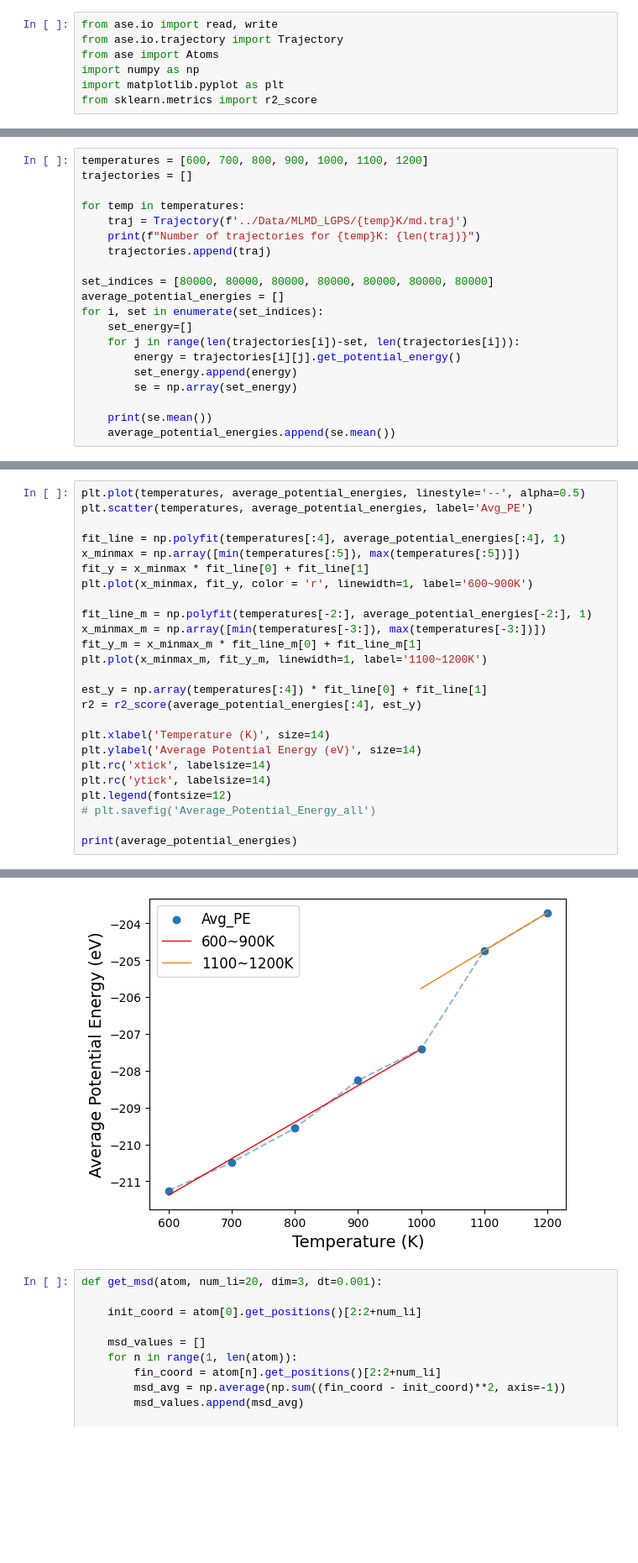
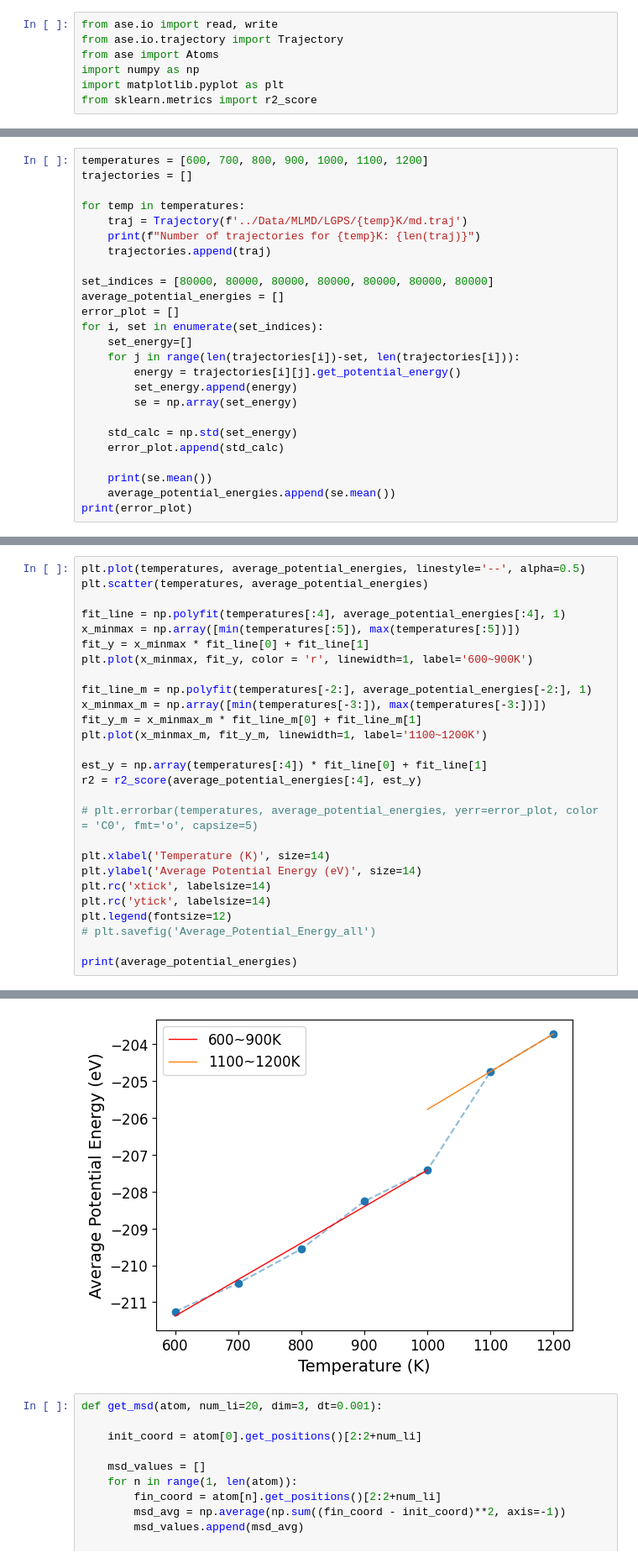
Before and after one commit to myung-group/Data_active_BCM, a Jupyter notebook: Scripts/LGPS_SI_plot.ipynb, the cells around one changed output, grey strips where cells are left out. Shown: that part at 84% size. Drawn from its saved outputs; the diff is of its cells as text; blank space fills up the shorter version.

```diff
--- a/Scripts/LGPS_SI_plot.ipynb
+++ b/Scripts/LGPS_SI_plot.ipynb
@@ -18,12 +18,13 @@ temperatures = [600, 700, 800, 900, 1000, 1100, 1200]
 trajectories = []
 
 for temp in temperatures:
-    traj = Trajectory(f'../Data/MLMD_LGPS/{temp}K/md.traj')
+    traj = Trajectory(f'../Data/MLMD/LGPS/{temp}K/md.traj')
     print(f"Number of trajectories for {temp}K: {len(traj)}")
     trajectories.append(traj)
 
 set_indices = [80000, 80000, 80000, 80000, 80000, 80000, 80000]
 average_potential_energies = []
+error_plot = []
 for i, set in enumerate(set_indices):
     set_energy=[]
     for j in range(len(trajectories[i])-set, len(trajectories[i])):
@@ -31,8 +32,12 @@ for i, set in enumerate(set_indices):
         set_energy.append(energy)
         se = np.array(set_energy)
 
+    std_calc = np.std(set_energy)
+    error_plot.append(std_calc)
+
     print(se.mean())
     average_potential_energies.append(se.mean())
+print(error_plot)
 # %% [output]
 Number of trajectories for 600K: 115035
 Number of trajectories for 700K: 115168
@@ -51,31 +57,33 @@ Number of trajectories for 1200K: 100000
 # %%
 plt.plot(temperatures, average_potential_energies, linestyle='--', alpha=0.5)
-plt.scatter(temperatures, average_potential_energies, label='Avg_PE')
+plt.scatter(temperatures, average_potential_energies)
 
 fit_line = np.polyfit(temperatures[:4], average_potential_energies[:4], 1)
 x_minmax = np.array([min(temperatures[:5]), max(temperatures[:5])])
 fit_y = x_minmax * fit_line[0] + fit_line[1]
 plt.plot(x_minmax, fit_y, color = 'r', linewidth=1, label='600~900K')
 
 fit_line_m = np.polyfit(temperatures[-2:], average_potential_energies[-2:], 1)
 x_minmax_m = np.array([min(temperatures[-3:]), max(temperatures[-3:])])
 fit_y_m = x_minmax_m * fit_line_m[0] + fit_line_m[1]
 plt.plot(x_minmax_m, fit_y_m, linewidth=1, label='1100~1200K')
 
 est_y = np.array(temperatures[:4]) * fit_line[0] + fit_line[1]
 r2 = r2_score(average_potential_energies[:4], est_y)
 
+# plt.errorbar(temperatures, average_potential_energies, yerr=error_plot, color = 'C0', fmt='o', capsize=5)
+
 plt.xlabel('Temperature (K)', size=14)
 plt.ylabel('Average Potential Energy (eV)', size=14)
 plt.rc('xtick', labelsize=14)
 plt.rc('ytick', labelsize=14)
 plt.legend(fontsize=12)
 # plt.savefig('Average_Potential_Energy_all')
 
 print(average_potential_energies)
 # %% [output]
 [-211.2521616577058, -210.48748455428867, -209.55830262135962, -208.2637355803221, -207.4132187181776, -204.74398971937367, -203.71916123716142]
-[figure, old version]
+[figure, new version]
 # %%
 def get_msd(atom, num_li=20, dim=3, dt=0.001):
 
```
Also changed, not shown: parts of 7 cells of this notebook, 15 other files.
